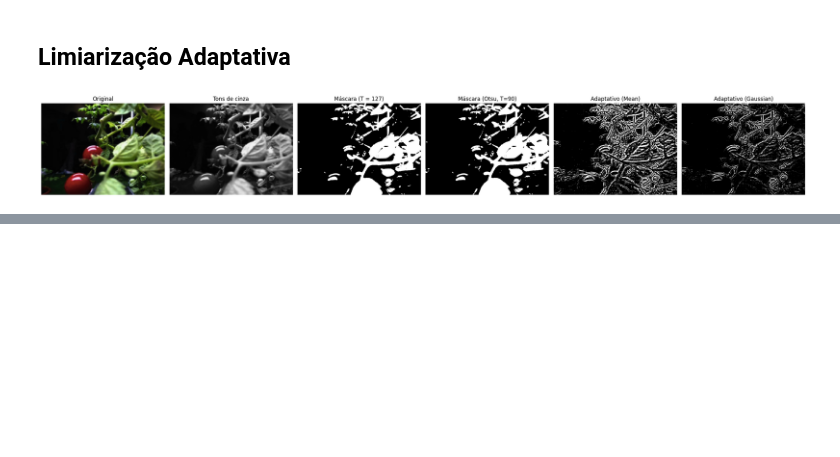
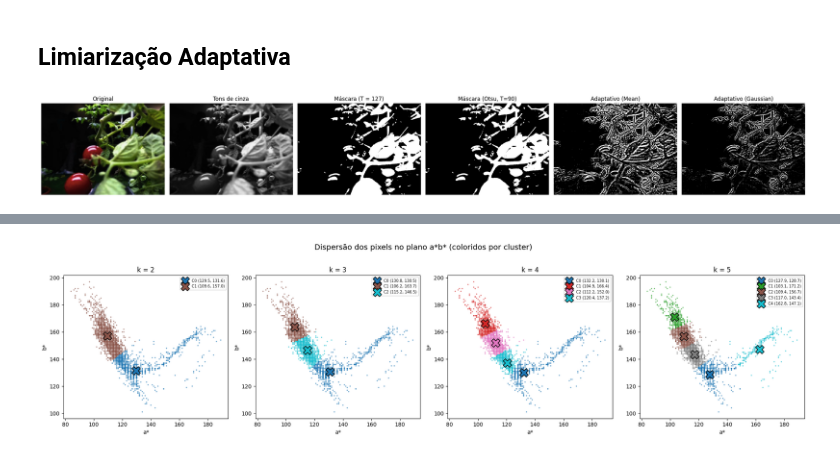
Before and after one commit to m9tzin/segmentation-cvis, a Jupyter notebook: notebook/atividade_segmentacao.ipynb, the cells around one changed output, grey strips where cells are left out. Drawn from its saved outputs; the diff is of its cells as text; code cells hidden in the pictures; blank space fills up the shorter version.

```diff
--- a/notebook/atividade_segmentacao.ipynb
+++ b/notebook/atividade_segmentacao.ipynb
@@ -137,0 +222,48 @@ show_side_by_side(
+# %%
+n_sample = 5000
+rng = np.random.RandomState(0)
+
+# Extrai os canais a* e b* de toda a imagem
+lab_full = cv2.cvtColor(img_rgb, cv2.COLOR_RGB2LAB).astype(np.float64)
+ab_all = lab_full[:, :, 1:3].reshape(-1, 2)
+
+# Seleciona ~5000 pixels aleatórios para não sobrecarregar o gráfico
+idx_sample = rng.choice(ab_all.shape[0], size=min(n_sample, ab_all.shape[0]), replace=False)
+
+fig, axes = plt.subplots(1, len(results), figsize=(5 * len(results), 5))
+if len(results) == 1:
+    axes = [axes]
+
+for ax, (k, (labels, centroids, _)) in zip(axes, results.items()):
+    labels_flat = labels.ravel()
+
+    # Mapeia cada cluster para uma cor distinta (tab10)
+    cluster_colors = plt.cm.tab10(np.linspace(0, 1, max(k, 3)))[:k]
+    pixel_colors = cluster_colors[labels_flat[idx_sample]]
+
+    # Plota os pixels amostrados, coloridos pelo cluster
+    ax.scatter(
+        ab_all[idx_sample, 0], ab_all[idx_sample, 1],
+        c=pixel_colors, s=2, alpha=0.5,
+    )
+
+    # Sobrepõe os centróides finais com coordenadas na legenda
+    for j in range(k):
+        ax.scatter(
+            centroids[j, 0], centroids[j, 1],
+            color=cluster_colors[j], s=250, marker="X",
+            edgecolors="black", linewidths=1.2, zorder=10,
+            label=f"C{j} ({centroids[j,0]:.1f}, {centroids[j,1]:.1f})",
+        )
+
+    ax.set_title(f"k = {k}")
+    ax.set_xlabel("a*")
+    ax.set_ylabel("b*")
+    ax.legend(fontsize=7, loc="best")
+
+fig.suptitle("Dispersão dos pixels no plano a*b* (coloridos por cluster)", fontsize=14, y=1.02)
+plt.tight_layout()
+plt.savefig(RESULTS_DIR / "kmeans_scatter_ab.png", dpi=150, bbox_inches="tight")
+plt.show()
+# %% [output]
+[figure, added]
```
Also changed, not shown: parts of 11 cells of this notebook, 5 other files.
